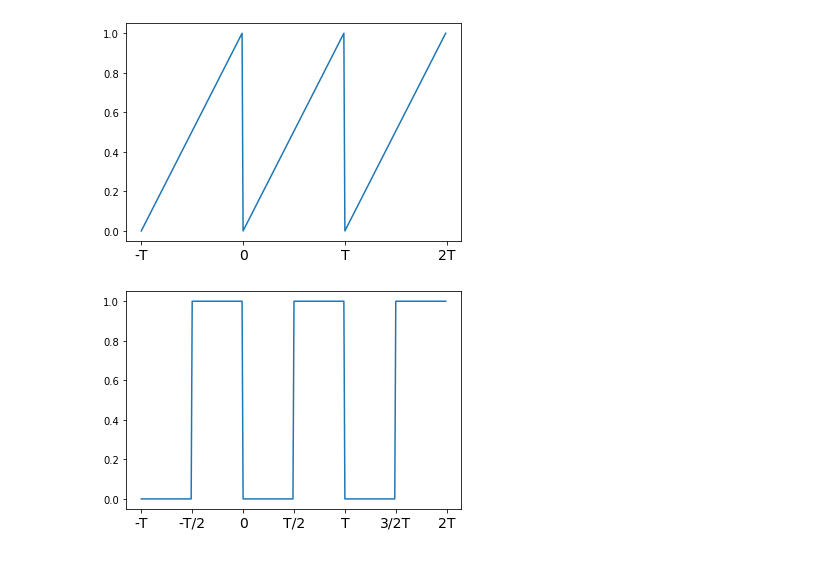
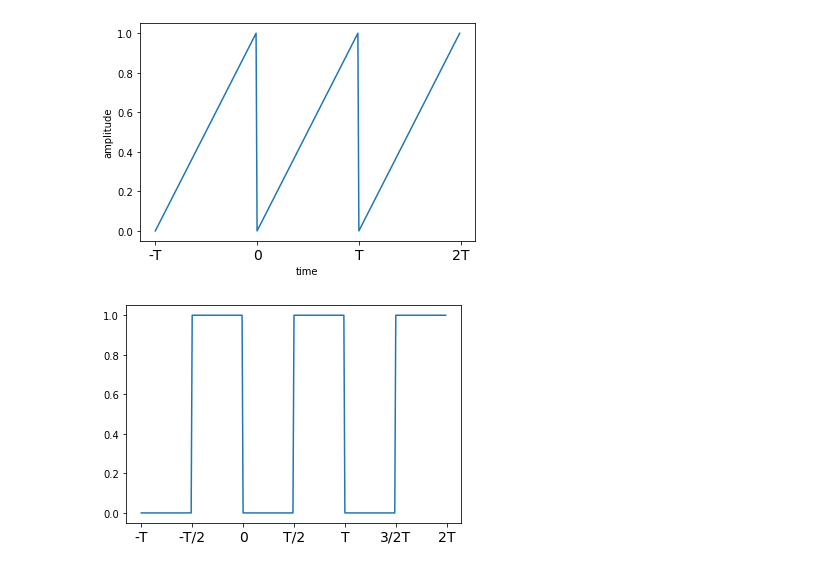
Before and after one commit to Hiroya-W/TPHLCT_and_DMLCT, a Jupyter notebook: 窓関数の影響の調査.ipynb, the cells around one changed output. Cells and saved outputs as stored; diff of their text form; code cells hidden in the pictures.

```diff
--- a/窓関数の影響の調査.ipynb
+++ b/窓関数の影響の調査.ipynb
@@ -17,17 +17,19 @@ counter = 21
 # %%
 # plt.figure(figsize=(12,4))
 zero = np.zeros(50)
 ones = np.ones(50)
 
 data = np.linspace(0, 1, 100)
 data1 = np.hstack((data, data))
 data1 = np.hstack((data1, data))
 plt.xticks(np.arange(0, 350, 100), ["-T", "0", "T", "2T"], fontsize=14)  # πtex表記
 plt.plot(data1)
+plt.xlabel("time")
+plt.ylabel("amplitude")
 plt.savefig("output/output_" + str(counter) + ".png", dpi=300)
 counter += 1
 # %% [output]
-[figure, old version]
+[figure, new version]
 # %%
 # plt.figure(figsize=(12,4))
 zero = np.zeros(50)
```
Also changed, not shown: parts of 1 cell of this notebook, 8 other files.
